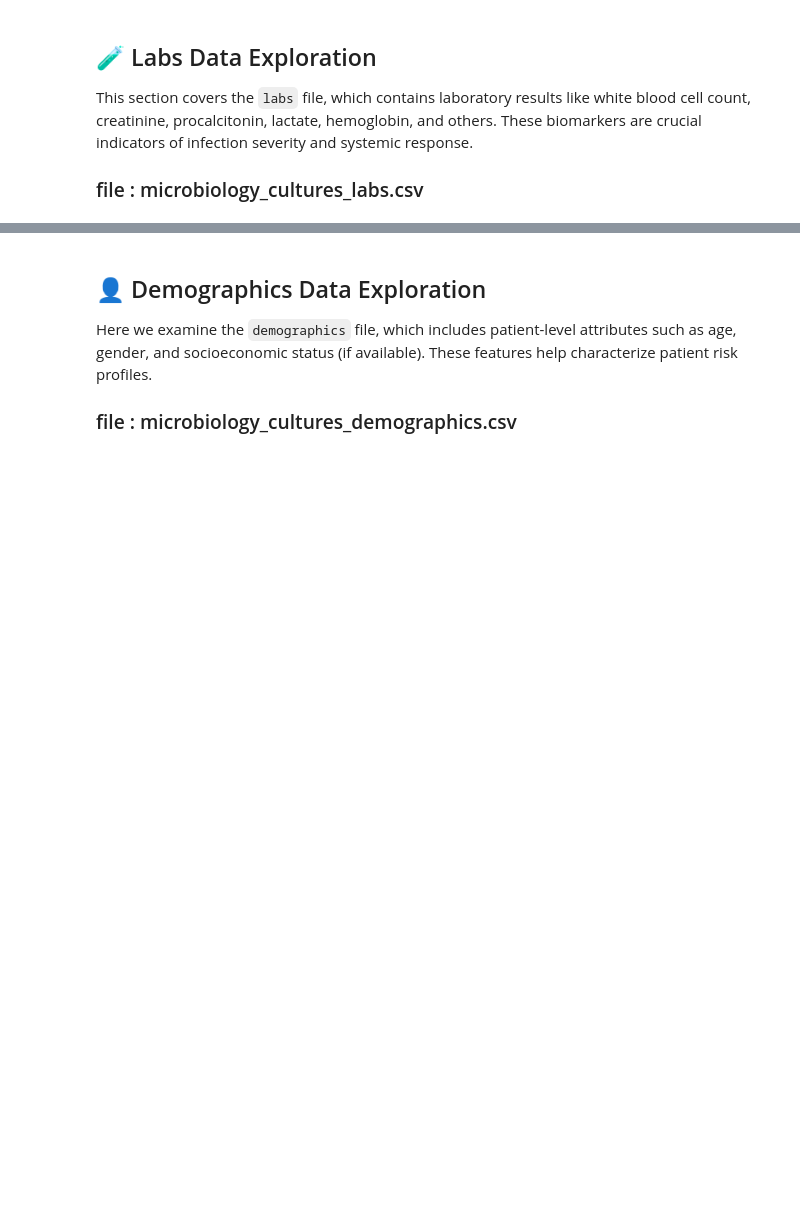
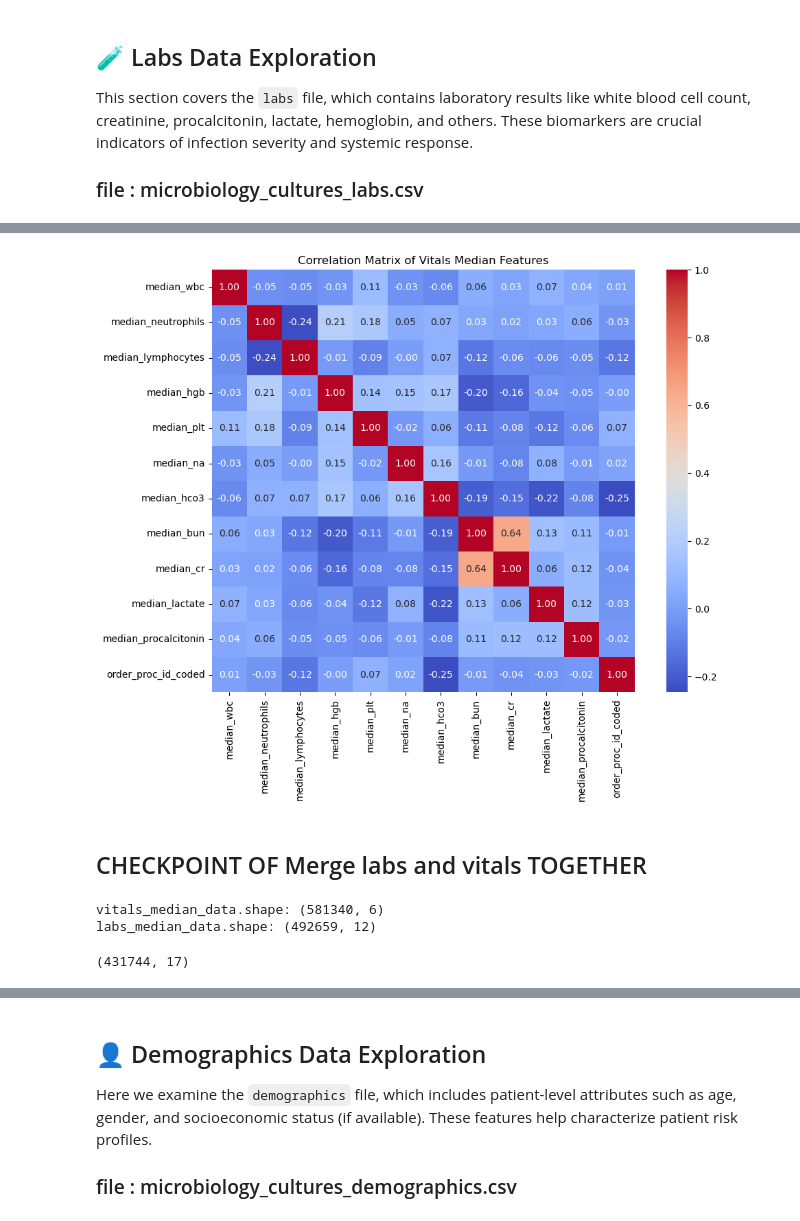
Before and after one commit to mohamedAlaa26/antibiotic-prediction, a Jupyter notebook: notebooks/explore_data.ipynb, the cells around one changed output, grey strips where cells are left out. Saved outputs shown, nothing was run; the diff lists cells and outputs as text; code cells hidden in the pictures; blank space fills up the shorter version.

```diff
--- a/notebooks/explore_data.ipynb
+++ b/notebooks/explore_data.ipynb
@@ -190,0 +370,24 @@ This section covers the `labs` file, which contains laboratory results like whit
+# %%
+# visualize correlation matrix
+plt.figure(figsize=(12, 8))
+correlation_matrix = labs_median_data.corr()
+sns.heatmap(correlation_matrix, annot=True, fmt=".2f", cmap='coolwarm', square=True)
+plt.title('Correlation Matrix of Vitals Median Features')
+plt.show()
+# %% [output]
+[figure, added]
+# %% [markdown]
+## CHECKPOINT OF Merge labs and vitals TOGETHER
+# %%
+print(f"vitals_median_data.shape: {vitals_median_data.shape}")
+print(f"labs_median_data.shape: {labs_median_data.shape}")
+# %% [output]
+vitals_median_data.shape: (581340, 6)
+labs_median_data.shape: (492659, 12)
+# %%
+# merge vitals and labs data on order_proc_id_coded
+vitals_labs = pd.merge(vitals_median_data, labs_median_data, on='order_proc_id_coded', how='inner')
+# check the merged data
+vitals_labs.shape
+# %% [output]
+(431744, 17)
```
Also changed, not shown: parts of 28 cells of this notebook.
